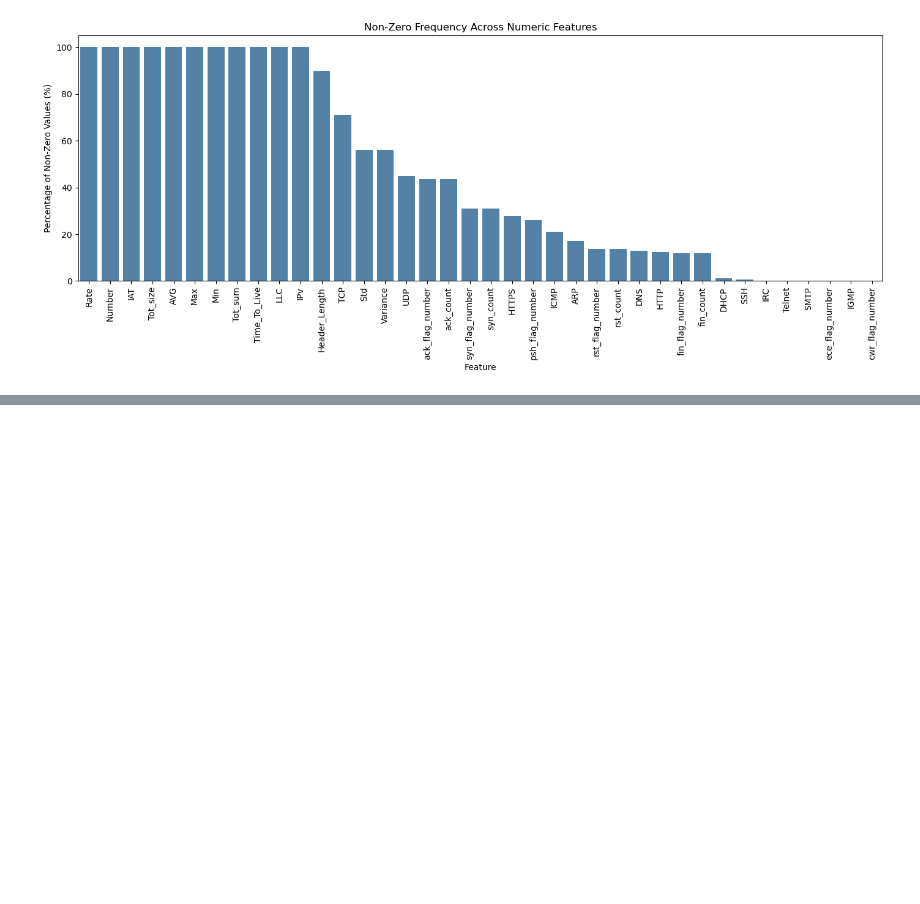
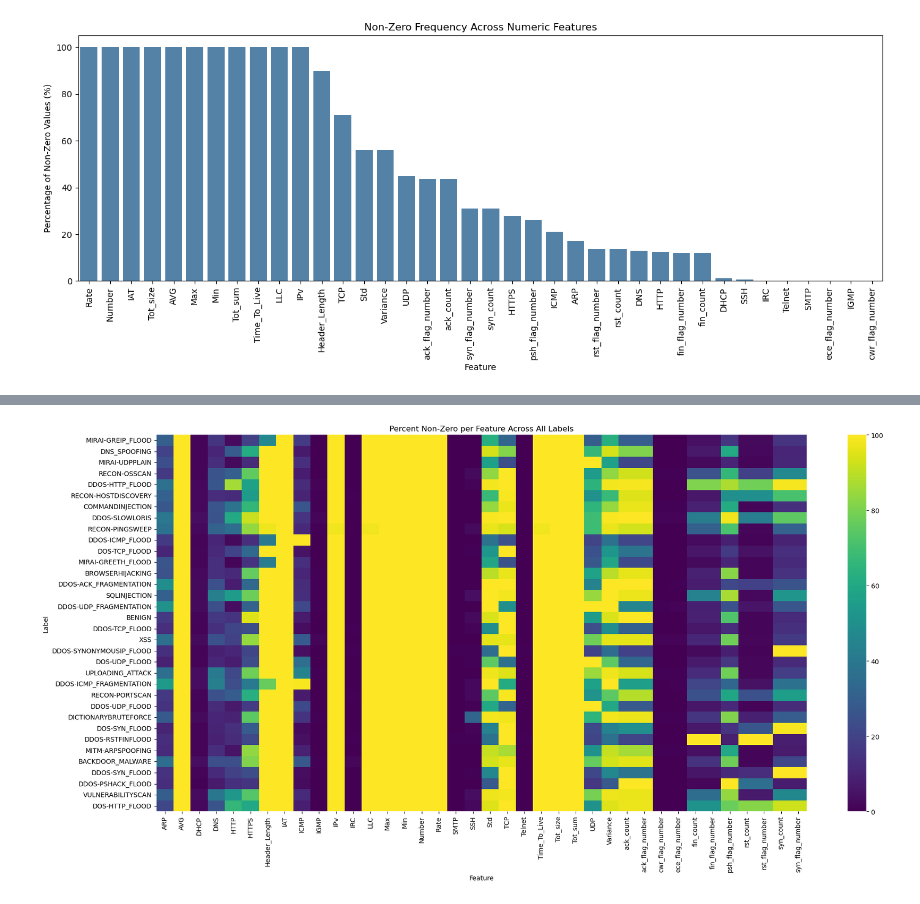
Before and after one commit to gw-00/Cybersecurity_Capstone, a Jupyter notebook: Code_Library/Data_Exploration.ipynb, the cells around one changed output, grey strips where cells are left out. Cells and saved outputs as stored; diff of their text form; code cells hidden in the pictures; blank space fills up the shorter version.

```diff
--- a/Code_Library/Data_Exploration.ipynb
+++ b/Code_Library/Data_Exploration.ipynb
@@ -819,0 +833,25 @@ With univariate numeric analysis complete, we can now transition into **Bivariat
+# %%
+rows = []
+
+for col in numeric_cols:
+    df = (
+        scan
+        .group_by("Label")
+        .agg([
+            (pl.col(col) == 0).sum().alias("zero_count"),
+            (pl.col(col) != 0).sum().alias("nonzero_count")
+        ])
+        .collect()
+        .to_pandas()
+    )
+
+    df["total"] = df["zero_count"] + df["nonzero_count"]
+    df["pct_nonzero"] = df["nonzero_count"] / df["total"] * 100
+    df["feature"] = col
+
+    rows.append(df[["Label", "feature", "pct_nonzero"]])
+
+# Combine into one big long-form table
+pct_nonzero_multiclass_df = pd.concat(rows, ignore_index=True)
+
+pct_nonzero_multiclass_df
@@ -819,0 +872,17 @@ With univariate numeric analysis complete, we can now transition into **Bivariat
+# %%
+# heatmap visualization of non-zero percentages by label
+heatmap_df = pct_nonzero_multiclass_df.pivot(
+    index="Label",
+    columns="feature",
+    values="pct_nonzero"
+)
+
+plt.figure(figsize=(20, 10))
+sns.heatmap(heatmap_df, cmap="viridis")
+plt.title("Percent Non-Zero per Feature Across All Labels")
+plt.ylabel("Label")
+plt.xlabel("Feature")
+plt.tight_layout()
+plt.show()
+# %% [output]
+[figure, added]
```
Also changed, not shown: parts of 19 cells of this notebook, 1 other file.
